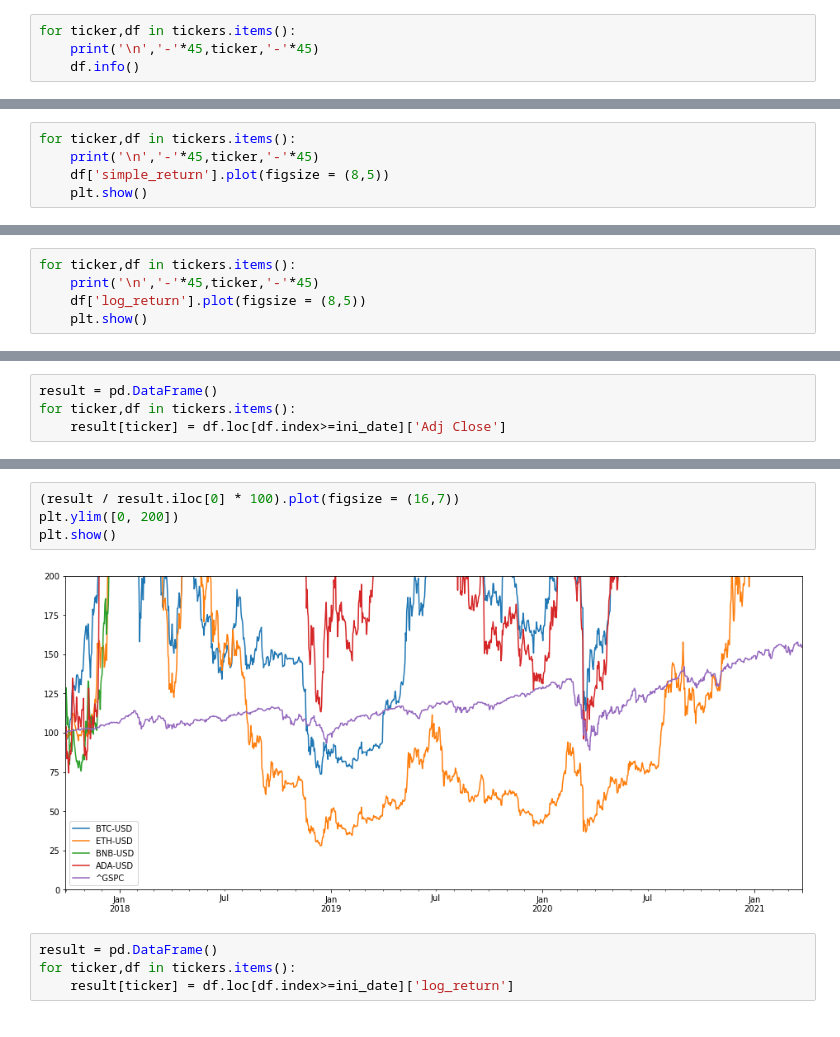
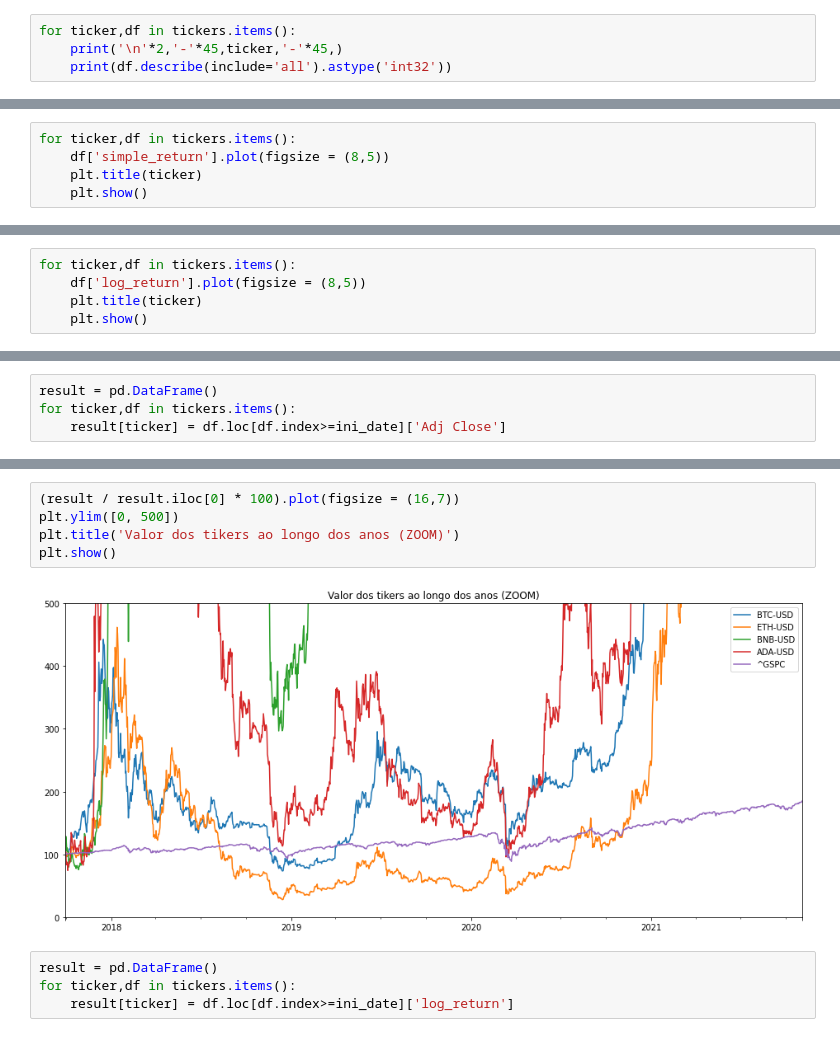
Before and after one commit to alexfrederico/CryptocurrencyFinancialAnalysis, a Jupyter notebook: Cryptocurrency financial analysis.ipynb, the cells around one changed output, grey strips where cells are left out. Drawn from its saved outputs; the diff is of its cells as text.

```diff
--- a/Cryptocurrency financial analysis.ipynb
+++ b/Cryptocurrency financial analysis.ipynb
@@ -49,6 +147,6 @@ Index: []
 # %%
 for ticker,df in tickers.items():
-    print('\n','-'*45,ticker,'-'*45)
-    df.info()
+    print('\n'*2,'-'*45,ticker,'-'*45,)
+    print(df.describe(include='all').astype('int32'))
 # %% [output]
  --------------------------------------------- BTC-USD ---------------------------------------------
@@ -94,6 +174,6 @@ Freq: D, Name: simple_return, Length: 1545, dtype: float64
 # %%
 for ticker,df in tickers.items():
-    print('\n','-'*45,ticker,'-'*45)
     df['simple_return'].plot(figsize = (8,5))
+    plt.title(ticker)
     plt.show()
 # %% [output]
@@ -150,6 +208,6 @@ Freq: D, Name: log_return, Length: 1545, dtype: float64
 # %%
 for ticker,df in tickers.items():
-    print('\n','-'*45,ticker,'-'*45)
     df['log_return'].plot(figsize = (8,5))
+    plt.title(ticker)
     plt.show()
 # %% [output]
@@ -225,9 +281,10 @@ plt.show()
 # %%
 (result / result.iloc[0] * 100).plot(figsize = (16,7))
-plt.ylim([0, 200])
+plt.ylim([0, 500])
+plt.title('Valor dos tikers ao longo dos anos (ZOOM)')
 plt.show()
 # %% [output]
-[figure, old version]
+[figure, new version]
 # %%
 result = pd.DataFrame()
 for ticker,df in tickers.items():
```
Also changed, not shown: parts of 59 cells of this notebook.
